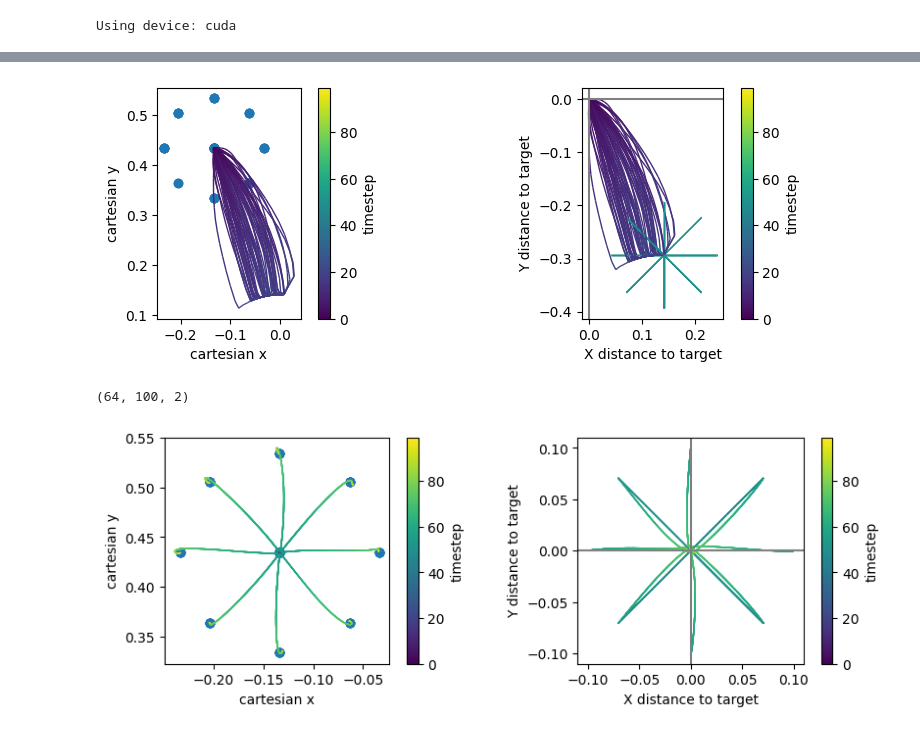
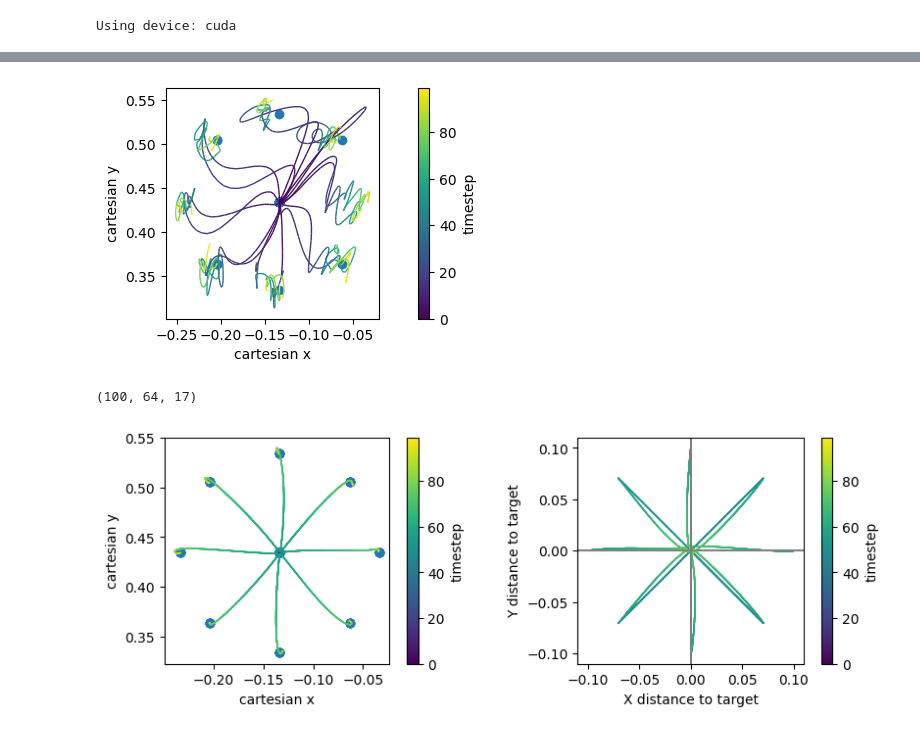
Before and after one commit to clmnlab/MotorNet, a Jupyter notebook: test.ipynb, the cells around one changed output, grey strips where cells are left out. Saved outputs shown, nothing was run; the diff lists cells and outputs as text; code cells hidden in the pictures.

Commit message:
successful learning for PPO agent

```diff
--- a/test.ipynb
+++ b/test.ipynb
@@ -66,18 +66,18 @@ def plot_simulations2(xy, target_xy):
 
   plt.figure(figsize=(10,3))
 
-  plt.subplot(1,2,1)
+  # plt.subplot(1,2,1)
   # plt.ylim([-.4, 0.6])
   # plt.xlim([-0.6, 0.6])
   plotor(axis=plt.gca(), cart_results=xy)
   plt.scatter(target_x, target_y)
 
-  plt.subplot(1,2,2)
-  # plt.ylim([-2, 2])
-  # plt.xlim([-2, 2])
-  plotor(axis=plt.gca(), cart_results=xy - target_xy)
-  plt.axhline(0, c="grey")
-  plt.axvline(0, c="grey")
-  plt.xlabel("X distance to target")
-  plt.ylabel("Y distance to target")
+  # plt.subplot(1,2,2)
+  # # plt.ylim([-2, 2])
+  # # plt.xlim([-2, 2])
+  # plotor(axis=plt.gca(), cart_results=xy - target_xy)
+  # plt.axhline(0, c="grey")
+  # plt.axvline(0, c="grey")
+  # plt.xlabel("X distance to target")
+  # plt.ylabel("Y distance to target")
   plt.show()
@@ -101,20 +102,16 @@ tensor(0.3594, device='cuda:0')
 # %%
 ## Test the agent
 device = 'cpu' # test model on CPU
 env_gym = CentreOutFFGym(effector=effector, **env_params)
 
 agent = GRUPPOAgent(env)
-agent.load('./results/gruppo_agent2/agent_700000.pth')
+agent.load('./results/gruppo_agent5/agent_epi6550.pth')
 # data = run_rollout(env_gym, agent, batch_size = 64, condition='test',ff_coefficient = 0.)
-data = run_rollout(env_gym, agent, batch_size = 64, condition='test',ff_coefficient = 0.)
+data = run_rollout(env_gym, agent, batch_size = 16, condition='test',ff_coefficient = 0.)
 
 xy = data['xy'].detach().cpu().numpy()
 tg = data['tg'].detach().cpu().numpy()
 # fg, ax = plt.subplots(nrows=1,ncols=1)
 plot_simulations2(xy, tg)
 # %% [output]
-[figure, old version]
+[figure, new version]
-# %%
-xy.shape
-# %% [output]
-(64, 100, 2)
@@ -121,3 +158,7 @@ xy.shape
+# %%
+buffer.states.shape
+# %% [output]
+(100, 64, 17)
 # %%
 ## Test the agent
 device = 'cpu' # test model on CPU
```
Also changed, not shown: parts of 5 cells of this notebook, 5 other files.
